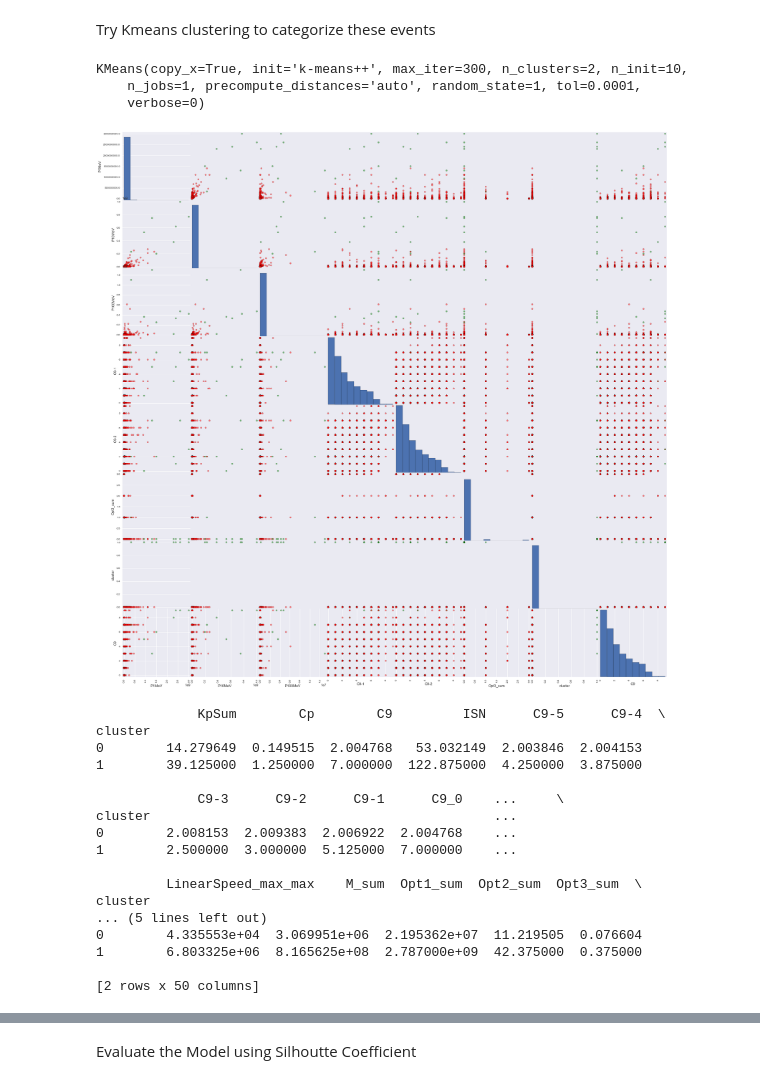
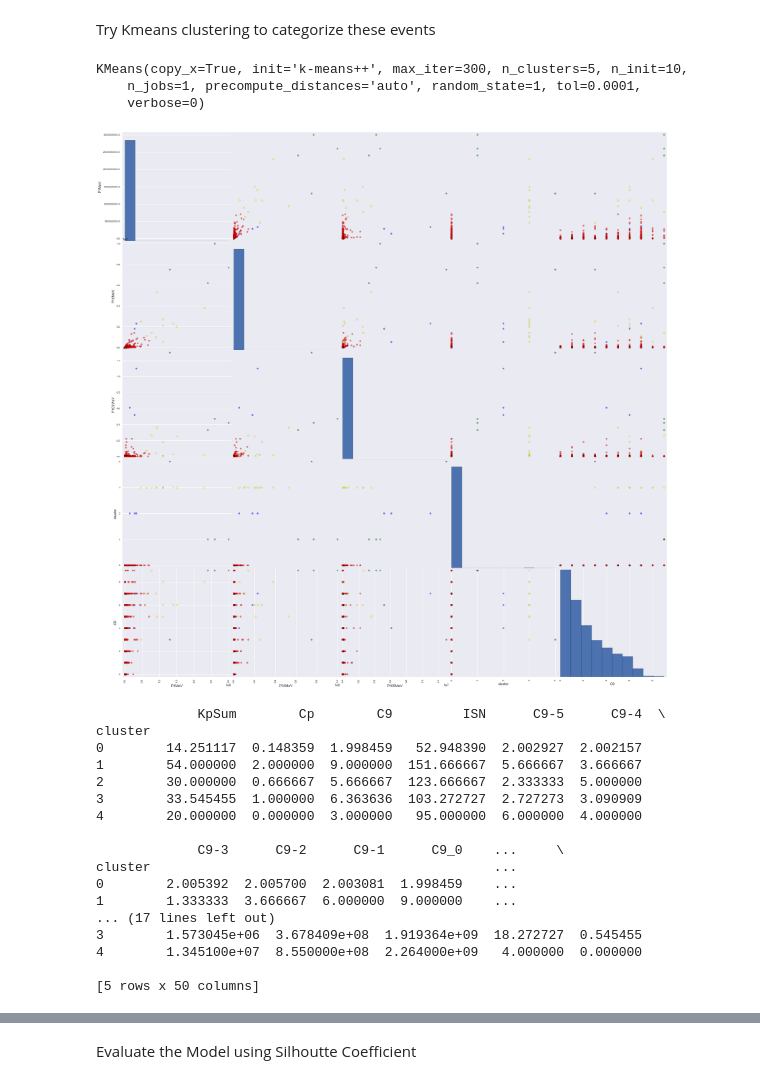
Before and after one commit to wayneheller/GA-Student-Project, a Jupyter notebook: ipythonscripts/Intial_Analysis_Cp_and_CME.ipynb, the cells around one changed output, grey strips where cells are left out. Cells and saved outputs as stored; diff of their text form; code cells hidden in the pictures.

```diff
--- a/ipythonscripts/Intial_Analysis_Cp_and_CME.ipynb
+++ b/ipythonscripts/Intial_Analysis_Cp_and_CME.ipynb
@@ -534,21 +534,21 @@ scaler = StandardScaler()
 #feature_cols = ['C_sum', 'M_sum', 'S_sum', 'X_sum', 'Opt2_sum']
 #feature_cols = ['P1MeV_sum', 'P10MeV_sum', 'P100MeV_sum', 'LinearSpeed_max_max', 'C9-1']
 #feature_cols = ['P1MeV_sum', 'P10MeV_sum', 'P100MeV_sum']
-feature_cols = ['P1MeV', 'P10MeV', 'P100MeV', 'C9-1', 'C9-2', 'Opt3_sum']
+feature_cols = ['P1MeV', 'P10MeV', 'P100MeV']
 #feature_cols = ['C_sum', 'M_sum', 'S_sum', 'X_sum', 'Opt3_sum', 'Opt2_sum']
 
 X = results_filtered[feature_cols]
 
 X_scaled = scaler.fit_transform(X)
 
-n = 2 # number of clusters
+n = 5 # number of clusters
 # %%
 from sklearn.cluster import KMeans
 km = KMeans(n_clusters=n, random_state=1)
 km.fit(X_scaled)
 #km.labels_
 # %% [output]
-KMeans(copy_x=True, init='k-means++', max_iter=300, n_clusters=2, n_init=10,
+KMeans(copy_x=True, init='k-means++', max_iter=300, n_clusters=5, n_init=10,
     n_jobs=1, precompute_distances='auto', random_state=1, tol=0.0001,
     verbose=0)
 # %%
@@ -556,29 +556,29 @@ results_filtered['cluster'] = km.labels_
 #results_filtered.sort_values('cluster')
 # %%
 feature_cols_with_cluster = feature_cols; feature_cols_with_cluster.append('cluster'); feature_cols_with_cluster.append('C9')
-
+colors = np.array(['red', 'green', 'blue', 'yellow', 'purple', 'black', 'pink', 'beige', 'brown', 'coral', 'darkgray', 'gold', 'olive'])
 X_with_cluster = results_filtered[feature_cols_with_cluster]
 scatter = pd.scatter_matrix(X_with_cluster, c=colors[results_filtered.cluster], figsize=(30,30), s=100)
 # %% [output]
-[figure, old version]
+[figure, new version]
 # %%
 print results_filtered.groupby('cluster').mean()
 # %% [output]
              KpSum        Cp        C9         ISN      C9-5      C9-4  \
 cluster
-0        14.279649  0.149515  2.004768   53.032149  2.003846  2.004153
-1        39.125000  1.250000  7.000000  122.875000  4.250000  3.875000
+0        14.251117  0.148359  1.998459   52.948390  2.002927  2.002157
+1        54.000000  2.000000  9.000000  151.666667  5.666667  3.666667
+2        30.000000  0.666667  5.666667  123.666667  2.333333  5.000000
+3        33.545455  1.000000  6.363636  103.272727  2.727273  3.090909
+4        20.000000  0.000000  3.000000   95.000000  6.000000  4.000000
 
              C9-3      C9-2      C9-1      C9_0    ...     \
 cluster                                            ...
-0        2.008153  2.009383  2.006922  2.004768    ...
-1        2.500000  3.000000  5.125000  7.000000    ...
+0        2.005392  2.005700  2.003081  1.998459    ...
+1        1.333333  3.666667  6.000000  9.000000    ...
+... (17 lines left out)
+3        1.573045e+06  3.678409e+08  1.919364e+09  18.272727  0.545455
+4        1.345100e+07  8.550000e+08  2.264000e+09   4.000000  0.000000
 
-         LinearSpeed_max_max    M_sum  Opt1_sum  Opt2_sum  Opt3_sum  \
-cluster
-... (5 lines left out)
-0        4.335553e+04  3.069951e+06  2.195362e+07  11.219505  0.076604
-1        6.803325e+06  8.165625e+08  2.787000e+09  42.375000  0.375000
-
-[2 rows x 50 columns]
+[5 rows x 50 columns]
 # %%
```
Also changed, not shown: parts of 5 cells of this notebook, 4 other files.
